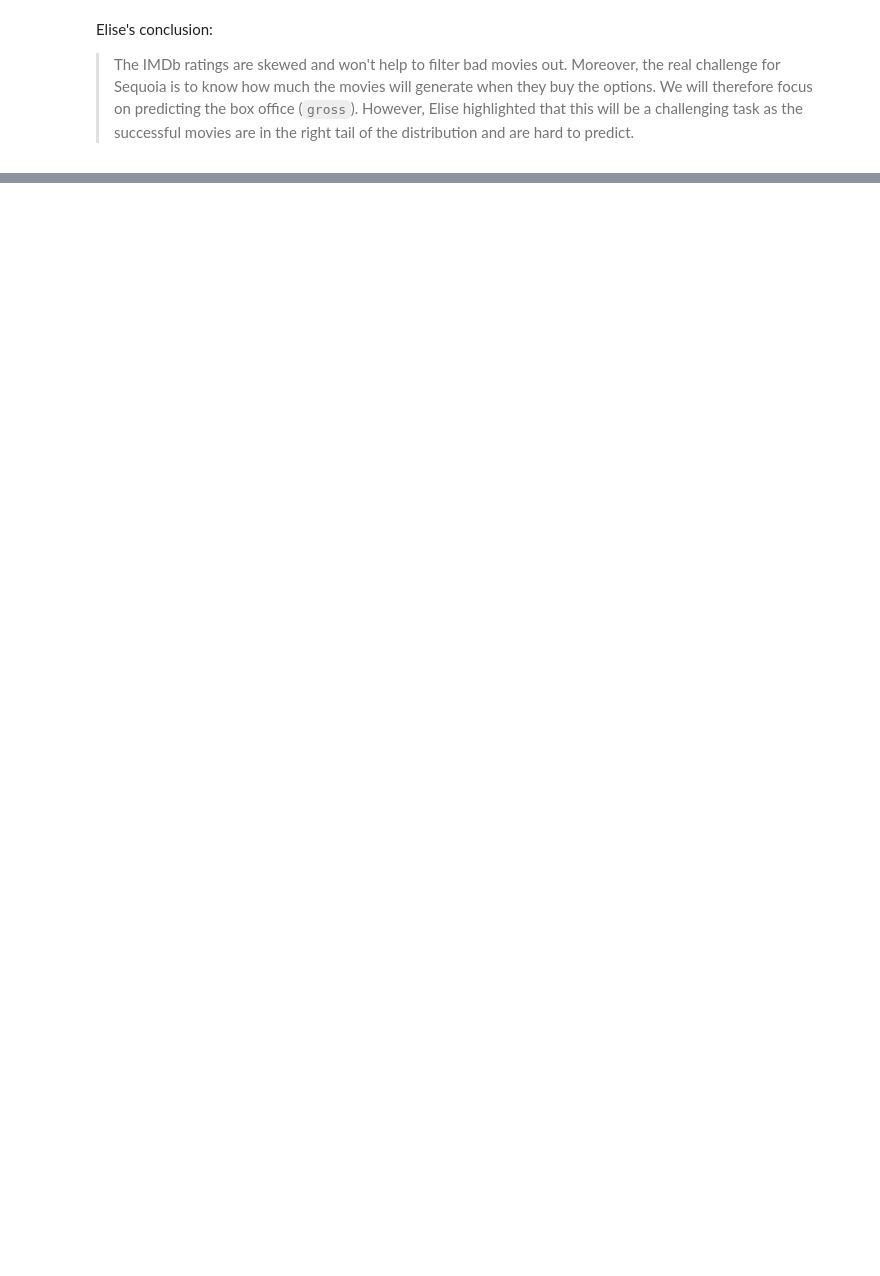
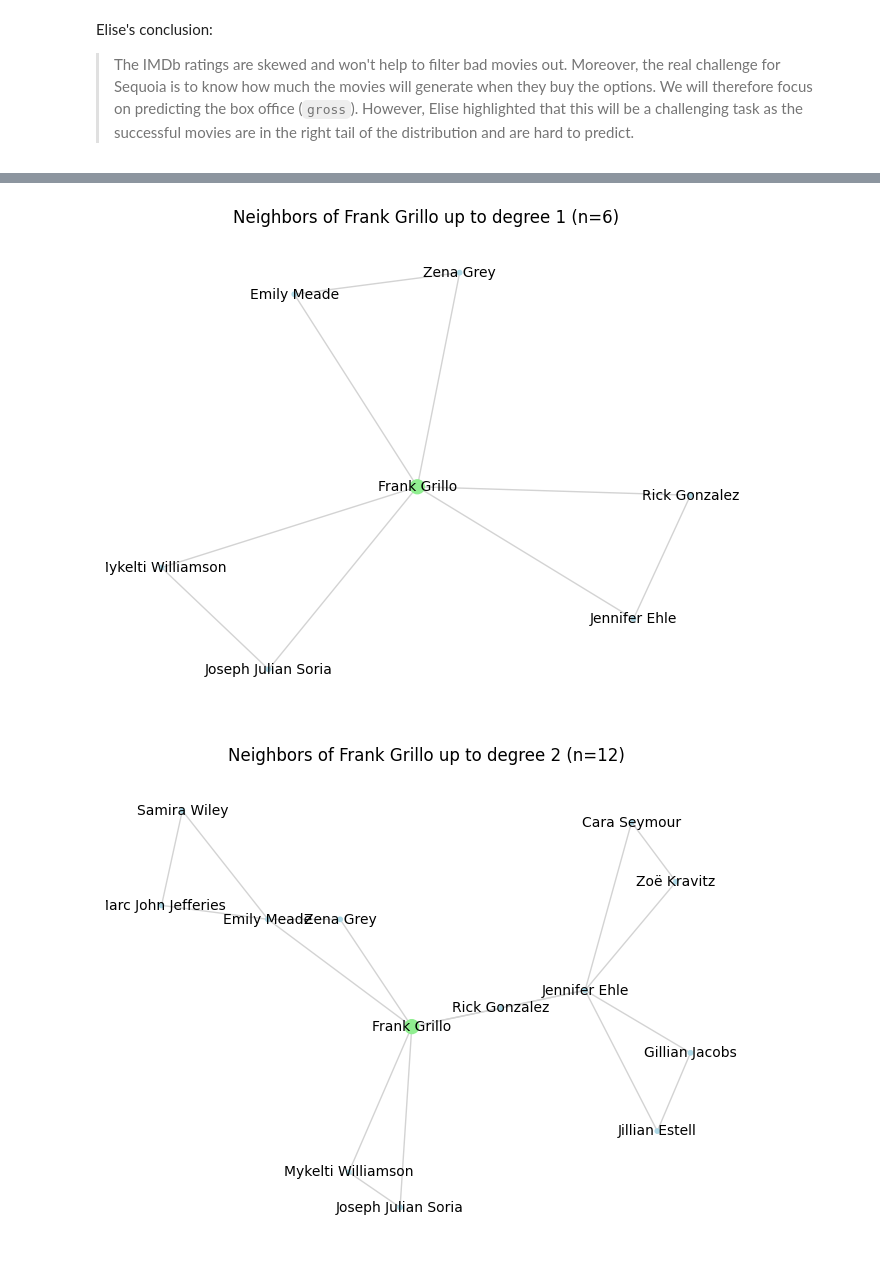
Before and after one commit to MathieuDemarets/hackathon, a Jupyter notebook: MDO_report.ipynb, the cells around one changed output, grey strips where cells are left out. Drawn from its saved outputs; the diff is of its cells as text; code cells hidden in the pictures; blank space fills up the shorter version.

```diff
--- a/MDO_report.ipynb
+++ b/MDO_report.ipynb
@@ -102,0 +155,9 @@ Elise's conclusion:
+# %%
+# Frank Grillo seems quite central, let's get to know him better
+d1 = Marc.show_n_neighbors('Frank Grillo', degree=1, plot=True)
+d2 = Marc.show_n_neighbors('Frank Grillo', degree=2, plot=True)
+d3 = Marc.show_n_neighbors('Frank Grillo', degree=3, plot=True)
+info_grillo = Marc.get_info_celebrity('Frank Grillo')
+# %% [output]
+[figure, added]
+[figure, added]
```
Also changed, not shown: parts of 47 cells of this notebook, 23 other files.
